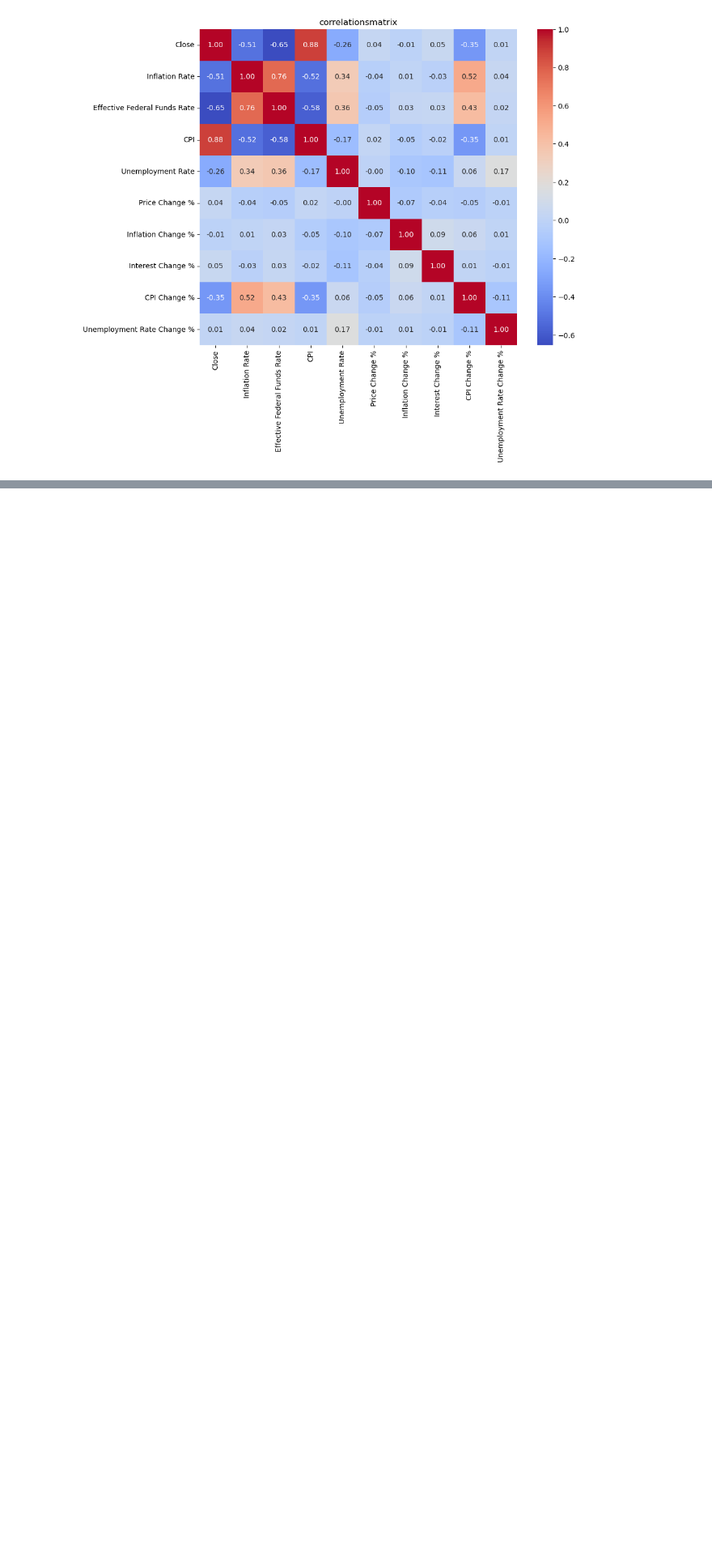
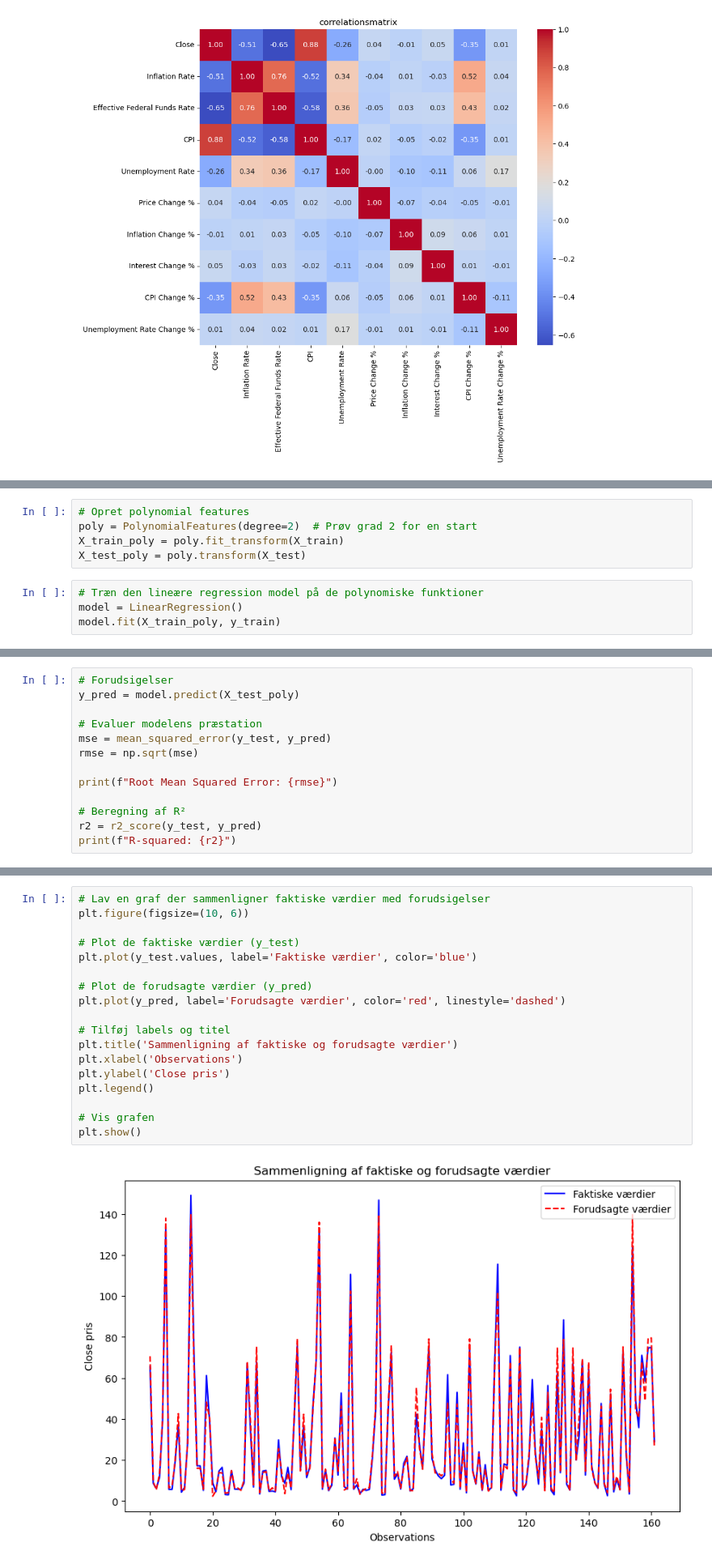
Before and after one commit to badranyoussef/bi-exam-project-stock, a Jupyter notebook: notebooks/cleaning_and_exploring.ipynb, the cells around one changed output, grey strips where cells are left out. Shown at 81% size. Cells and saved outputs as stored; diff of their text form; blank space fills up the shorter version.

```diff
--- a/notebooks/cleaning_and_exploring.ipynb
+++ b/notebooks/cleaning_and_exploring.ipynb
@@ -284,0 +355,9 @@ plt.show()
+# %%
+# Opret polynomial features
+poly = PolynomialFeatures(degree=2)  # Prøv grad 2 for en start
+X_train_poly = poly.fit_transform(X_train)
+X_test_poly = poly.transform(X_test)
+# %%
+# Træn den lineære regression model på de polynomiske funktioner
+model = LinearRegression()
+model.fit(X_train_poly, y_train)
@@ -284,0 +366,13 @@ plt.show()
+# %%
+# Forudsigelser
+y_pred = model.predict(X_test_poly)
+
+# Evaluer modelens præstation
+mse = mean_squared_error(y_test, y_pred)
+rmse = np.sqrt(mse)
+
+print(f"Root Mean Squared Error: {rmse}")
+
+# Beregning af R²
+r2 = r2_score(y_test, y_pred)
+print(f"R-squared: {r2}")
@@ -284,0 +384,20 @@ plt.show()
+# %%
+# Lav en graf der sammenligner faktiske værdier med forudsigelser
+plt.figure(figsize=(10, 6))
+
+# Plot de faktiske værdier (y_test)
+plt.plot(y_test.values, label='Faktiske værdier', color='blue')
+
+# Plot de forudsagte værdier (y_pred)
+plt.plot(y_pred, label='Forudsagte værdier', color='red', linestyle='dashed')
+
+# Tilføj labels og titel
+plt.title('Sammenligning af faktiske og forudsagte værdier')
+plt.xlabel('Observations')
+plt.ylabel('Close pris')
+plt.legend()
+
+# Vis grafen
+plt.show()
+# %% [output]
+[figure, added]
```
Also changed, not shown: parts of 15 cells of this notebook, 1 other file.
